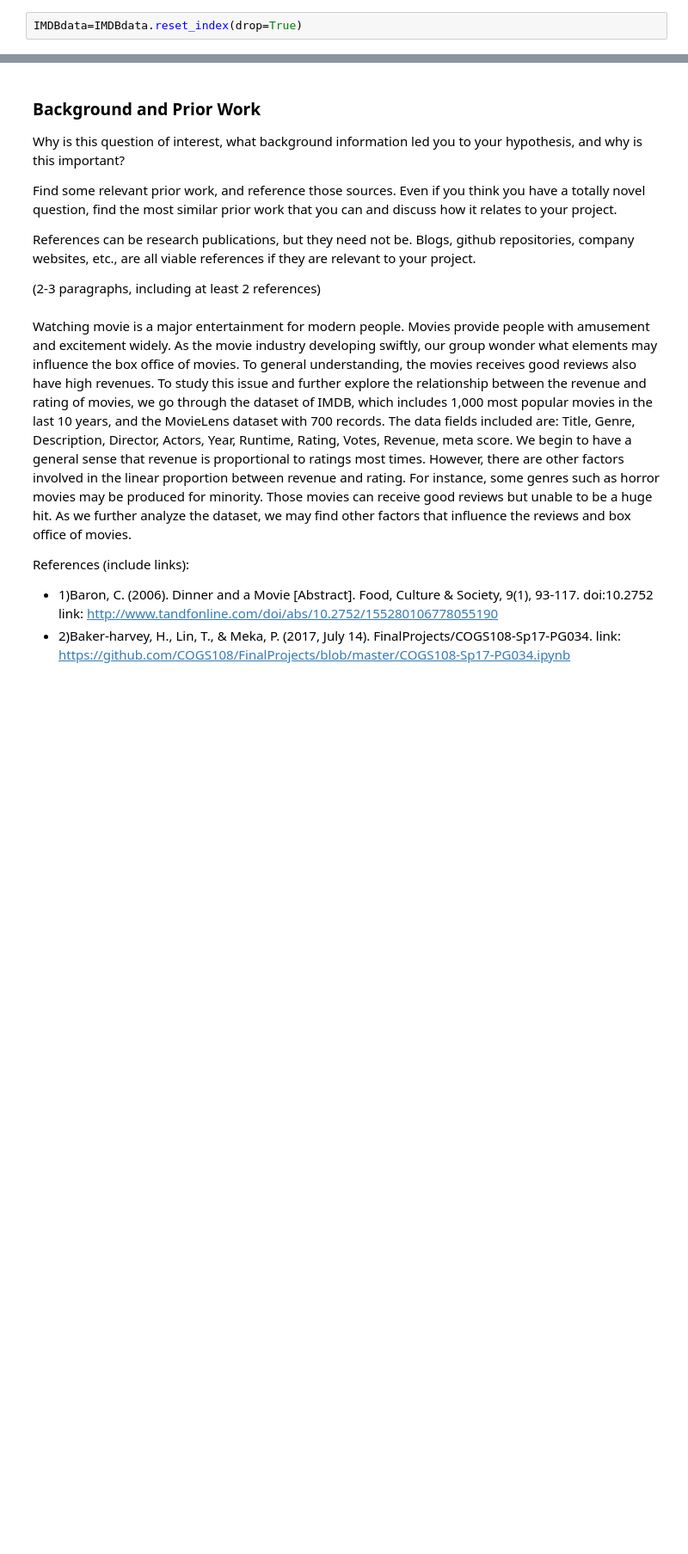
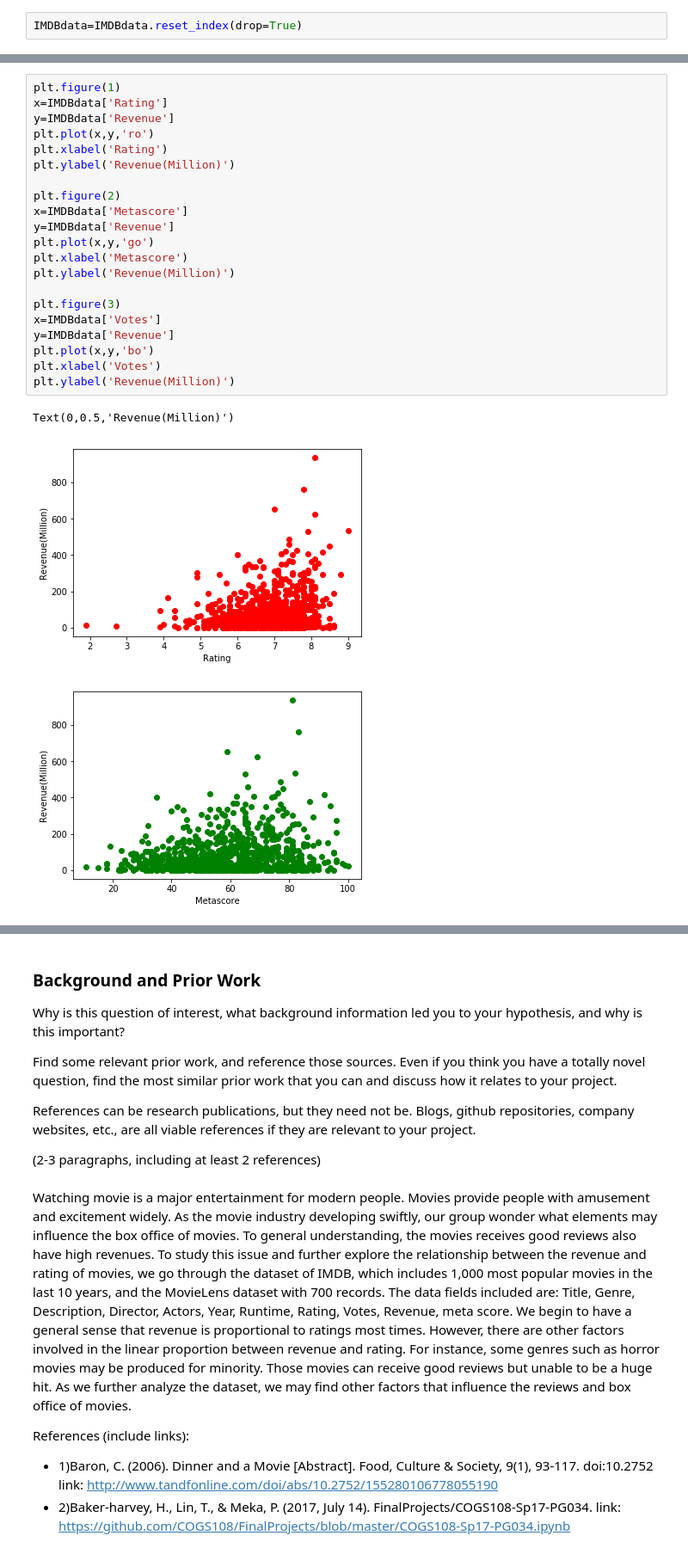
Before and after one commit to SplashCrBy/pr_06, a Jupyter notebook: Project.ipynb, the cells around one changed output, grey strips where cells are left out. Shown at 86% size. Cells and saved outputs as stored; diff of their text form; blank space fills up the shorter version.

```diff
--- a/Project.ipynb
+++ b/Project.ipynb
@@ -85,0 +169,25 @@ IMDBdata
+# %%
+plt.figure(1)
+x=IMDBdata['Rating']
+y=IMDBdata['Revenue']
+plt.plot(x,y,'ro')
+plt.xlabel('Rating')
+plt.ylabel('Revenue(Million)')
+
+plt.figure(2)
+x=IMDBdata['Metascore']
+y=IMDBdata['Revenue']
+plt.plot(x,y,'go')
+plt.xlabel('Metascore')
+plt.ylabel('Revenue(Million)')
+
+plt.figure(3)
+x=IMDBdata['Votes']
+y=IMDBdata['Revenue']
+plt.plot(x,y,'bo')
+plt.xlabel('Votes')
+plt.ylabel('Revenue(Million)')
+# %% [output]
+Text(0,0.5,'Revenue(Million)')
+[figure, added]
+[figure, added]
```
Also changed, not shown: parts of 13 cells of this notebook.
